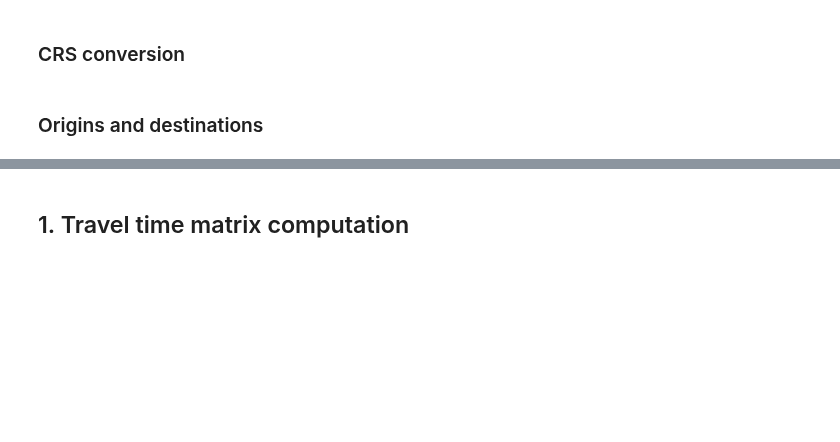
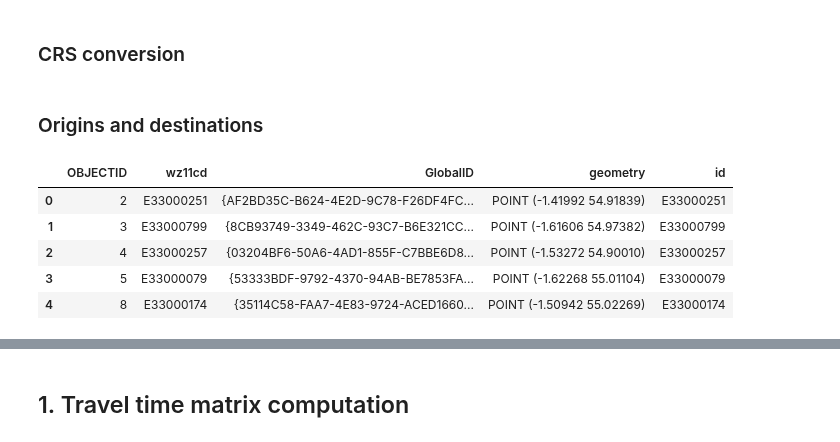
Before and after one commit to Urban-Analytics-Technology-Platform/demoland-project, a Jupyter notebook: python/accessibility.ipynb, the cells around one changed output, grey strips where cells are left out. Drawn from its saved outputs; the diff is of its cells as text; code cells hidden in the pictures; blank space fills up the shorter version.

```diff
--- a/python/accessibility.ipynb
+++ b/python/accessibility.ipynb
@@ -64,2 +71,8 @@ wpz_centroids['id'] = wpz_centroids['wz11cd'] # Destination dataset must contain
+# %%
+# Converting the original files' crs to GWS84, which is compatible with GTFS and OSM data
+oas_centroids = oas_centroids.to_crs("epsg:4326")
+gs_entrances = gs_entrances.to_crs("epsg:4326")
+gs_sites = gs_sites.to_crs("epsg:4326")
+wpz_centroids = wpz_centroids.to_crs("epsg:4326")
 # %% [markdown]
 ### Origins and destinations
@@ -71,0 +79,9 @@ wpz_centroids['id'] = wpz_centroids['wz11cd'] # Destination dataset must contain
+# %%
+wpz_centroids.head()
+# %% [output]
+|  | OBJECTID | wz11cd | GlobalID | geometry | id |
+| 0 | 2 | E33000251 | {AF2BD35C-B624-4E2D-9C78-F26DF4FC... | POINT (-1.41992 54.91839) | E33000251 |
+| 1 | 3 | E33000799 | {8CB93749-3349-462C-93C7-B6E321CC... | POINT (-1.61606 54.97382) | E33000799 |
+| 2 | 4 | E33000257 | {03204BF6-50A6-4AD1-855F-C7BBE6D8... | POINT (-1.53272 54.90010) | E33000257 |
+| 3 | 5 | E33000079 | {53333BDF-9792-4370-94AB-BE7853FA... | POINT (-1.62268 55.01104) | E33000079 |
+| 4 | 8 | E33000174 | {35114C58-FAA7-4E83-9724-ACED1660... | POINT (-1.50942 55.02269) | E33000174 |
```
Also changed, not shown: parts of 15 cells of this notebook.
